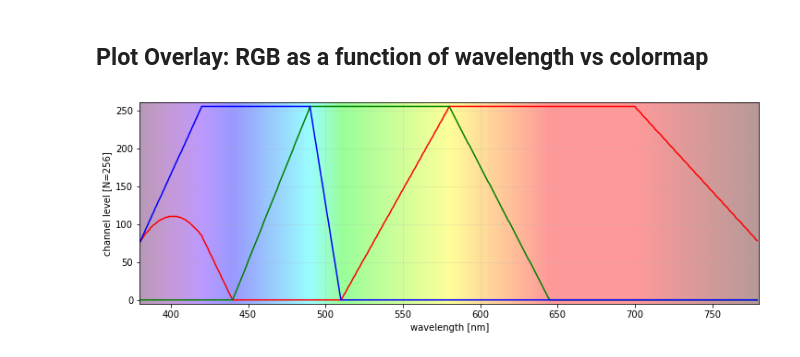
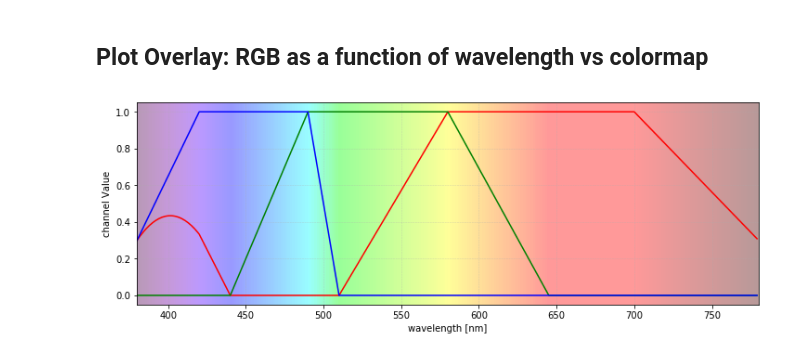
Before and after one commit to nicalitz/Plant-Sciences, a Jupyter notebook: wavelength-to-rgb.ipynb, the cells around one changed output. Drawn from its saved outputs; the diff is of its cells as text; code cells hidden in the pictures.

Commit message:
Modified 'wav2rgb' function to output normalized color tuple instead of N=256

```diff
--- a/wavelength-to-rgb.ipynb
+++ b/wavelength-to-rgb.ipynb
@@ -49,9 +49,10 @@ def wav2rgb(wavelength):
         SSS = 0.3 + 0.7*(780 - w) / (780 - 700)
     else:
         SSS = 0.0
-    SSS *= 255
+    #SSS *= 255
 
-    return (int(SSS*R), int(SSS*G), int(SSS*B))
+    #return (int(SSS*R), int(SSS*G), int(SSS*B))
+    return (SSS*R, SSS*G, SSS*B)
 # %% [markdown]
 ## Plot: RGB values (N=256) as a function of wavelength
 # %%
@@ -94,7 +95,7 @@ clim = (380, 780)
 # colorlist = np.concatenate((wave_norm.T, color_data/256), axis=1)
 
 # create a LinearSegmentedColormap from the generated color data (N -> Quantization Levels)
-spectralmap = mpl.colors.LinearSegmentedColormap.from_list(name='new-spectral', colors=color_data/256,
+spectralmap = mpl.colors.LinearSegmentedColormap.from_list(name='new-spectral', colors=color_data,
                                                            N=256, gamma=1.0)
 # %% [markdown]
 ## Plot colormap for various resolutions
@@ -114,17 +115,17 @@ plt.show()
 # %% [markdown]
 ## Plot Overlay: RGB as a function of wavelength vs colormap
 # %%
-y_range = (-5, 260)
+y_range = (-0.05, 1.05)
 
 fig, ax = plt.subplots(figsize=(12,4))
 wavelengths = np.linspace(380, 780, 1000)
 extent = (np.min(wavelengths), np.max(wavelengths), y_range[0], y_range[1])
 ax.imshow(np.vstack((wavelengths,)), clim=(380,780),  extent=extent, cmap=spectralmap, aspect='auto', alpha=0.4)
 ax.plot(wavelength_range, color_data[:,0], color='r')
 ax.plot(wavelength_range, color_data[:,1], color='g')
 ax.plot(wavelength_range, color_data[:,2], color='b')
-ax.set(xlabel='wavelength [nm]', ylabel='channel level [N=256]')
+ax.set(xlabel='wavelength [nm]', ylabel='channel Value')
 ax.grid(linewidth=0.5, linestyle='dashed', alpha=0.5)
 plt.show()
 # %% [output]
-[figure, old version]
+[figure, new version]
```
Also changed, not shown: parts of 1 cell of this notebook.
